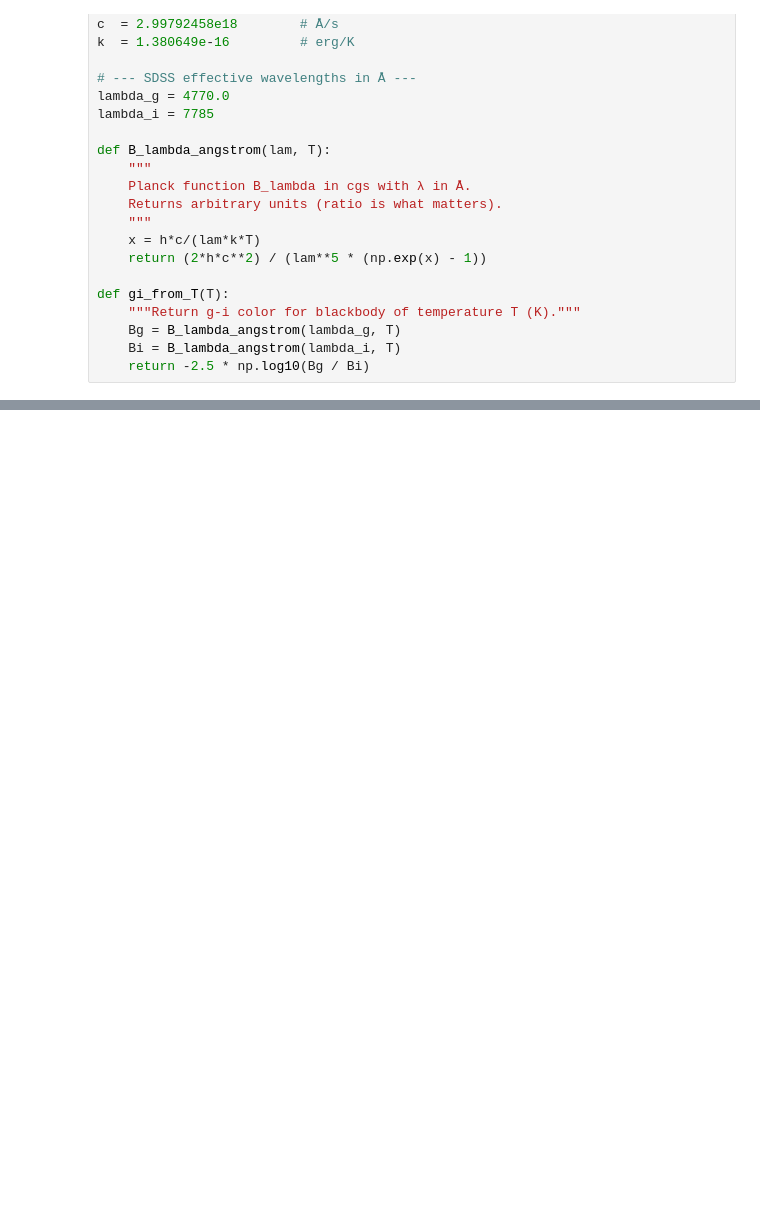
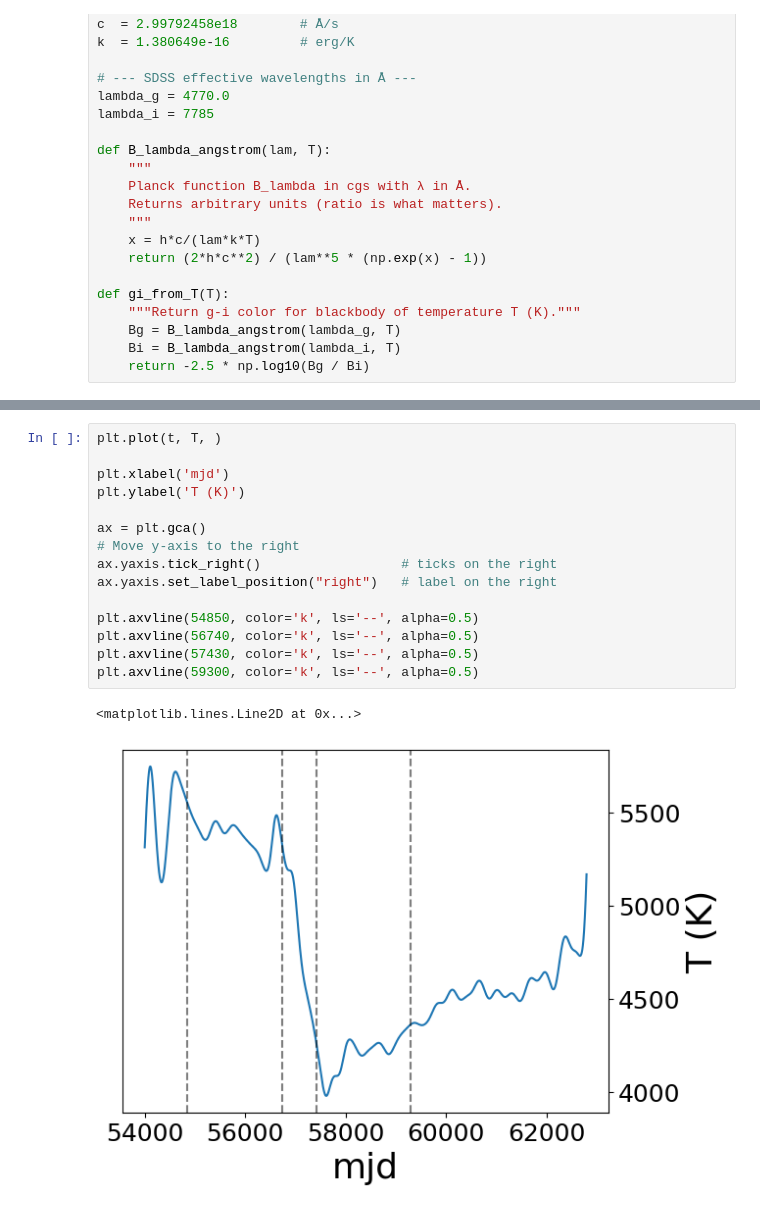
Before and after one commit to xiaolng/EtaCarEchoes, a Jupyter notebook: old_vers1/color_to_Teff.ipynb, the cells around one changed output, grey strips where cells are left out. Saved outputs shown, nothing was run; the diff lists cells and outputs as text; blank space fills up the shorter version.

```diff
--- a/old_vers1/color_to_Teff.ipynb
+++ b/old_vers1/color_to_Teff.ipynb
@@ -547,0 +854,18 @@ Text(0, 0.5, 'T(K)')
+# %%
+plt.plot(t, T, )
+
+plt.xlabel('mjd')
+plt.ylabel('T (K)')
+
+ax = plt.gca()
+# Move y-axis to the right
+ax.yaxis.tick_right()                  # ticks on the right
+ax.yaxis.set_label_position("right")   # label on the right
+
+plt.axvline(54850, color='k', ls='--', alpha=0.5)
+plt.axvline(56740, color='k', ls='--', alpha=0.5)
+plt.axvline(57430, color='k', ls='--', alpha=0.5)
+plt.axvline(59300, color='k', ls='--', alpha=0.5)
+# %% [output]
+<matplotlib.lines.Line2D at 0x...>
+[figure, added]
```
Also changed, not shown: parts of 23 cells of this notebook.
